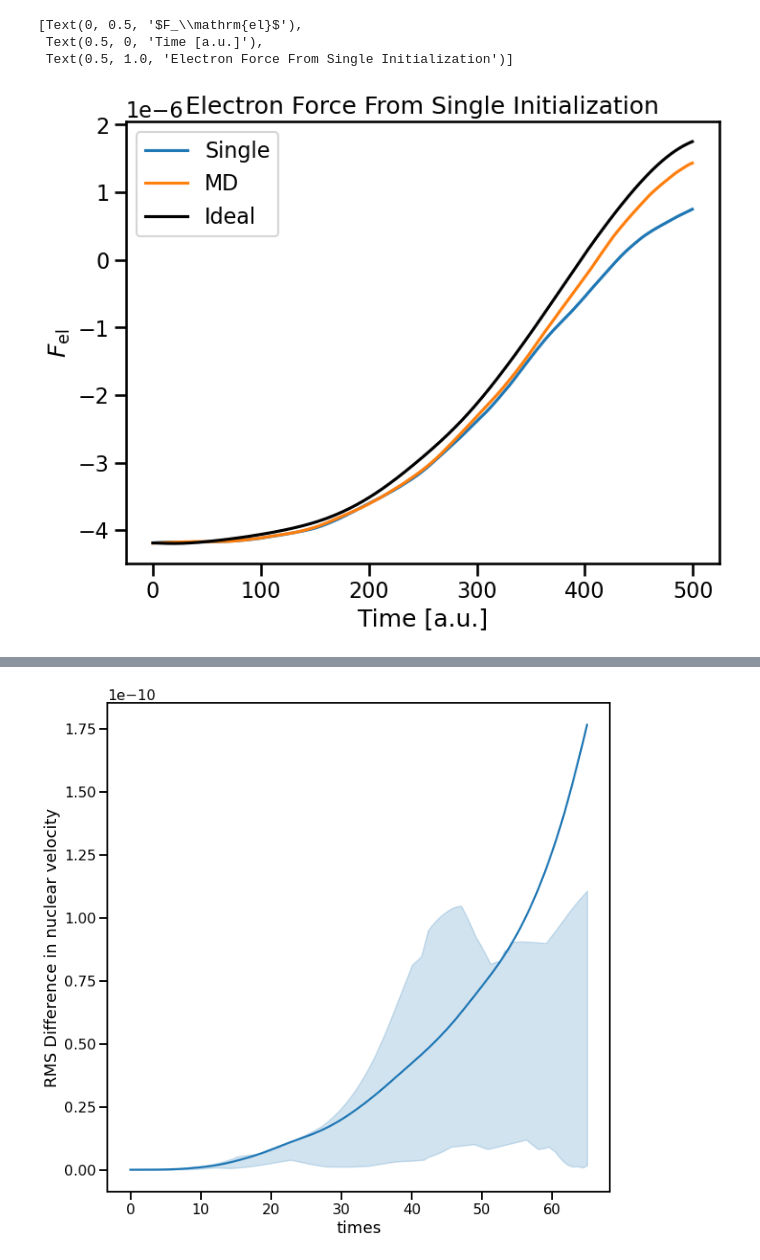
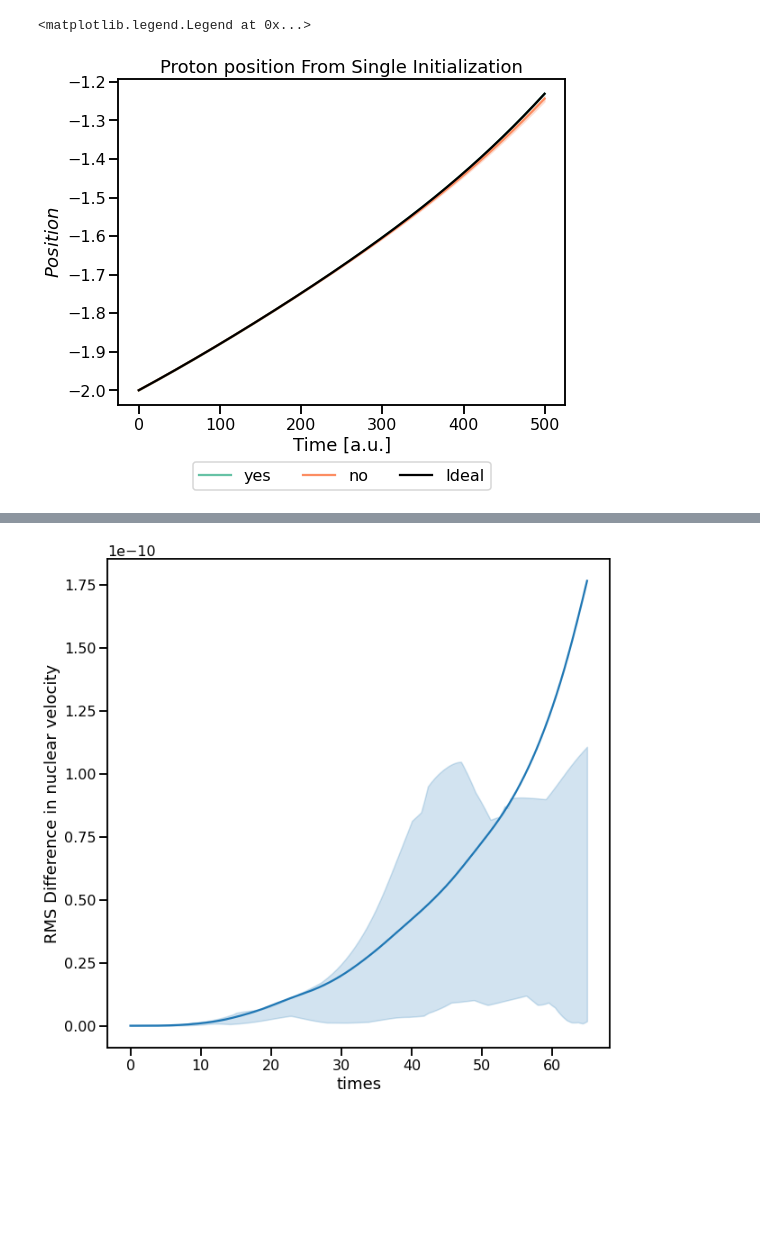
Before and after one commit to danielbultrini/TDVQP_SM, a Jupyter notebook: param_unparam.ipynb, the cells around one changed output, grey strips where cells are left out. Saved outputs shown, nothing was run; the diff lists cells and outputs as text; code cells hidden in the pictures; blank space fills up the shorter version.

```diff
--- a/param_unparam.ipynb
+++ b/param_unparam.ipynb
@@ -49,5 +42,22 @@ sns.set_context(
 backend = Aer.get_backend("statevector_simulator")
 name1, name2 = 'Single', 'MD'
 
-df1,df_coef1=read_files(100,1000,'results_helix/co_single/single_',ending='.json')
-df2,df_coef2=read_files(100,1000,'results_helix/co_md/MD_',ending='0.json')
+df1,df_coef1=read_files(100,1000,'results_helix/new/param/single_',ending='.json')
+df2,df_coef2=read_files(100,1000,'results_helix/new/shot_100/single_',ending='.json')
+df3,df_coef3=read_files(100,1000,'results_helix/new/shot_1000/single_',ending='.json')
+df4,df_coef4=read_files(100,1000,'results_helix/new/shot_10000/single_',ending='.json')
+df5,df_coef5=read_files(100,400,'results_helix/new/shot_100000/single_',ending='.jsonchk')
+
+
+udf1,udf_coef1=read_files(100,1000,'results_helix/new/unparam/single_',ending='.json')
+udf2,udf_coef2=read_files(100,1000,'results_helix/new/unparam_shot_100/single_',ending='.json')
+udf3,udf_coef3=read_files(100,1000,'results_helix/new/unparam_shot_1000/single_',ending='.json')
+udf4,udf_coef4=read_files(100,1000,'results_helix/new/unparam_shot_10000/single_',ending='.json')
+udf5,udf_coef5=read_files(100,400,'results_helix/new/unparam_shot_100000/single_',ending='.jsonchk')
+
+
+mdf1,mdf_coef1=read_files(100,1000,'results_helix/new/md/md_',ending='.json')
+mdf2,mdf_coef2=read_files(100,1000,'results_helix/new/md100/md_',ending='.json')
+mdf3,mdf_coef3=read_files(100,1000,'results_helix/new/md1000/md_',ending='.json')
+mdf4,mdf_coef4=read_files(100,1000,'results_helix/new/md10000/md_',ending='.json')
+mdf5,mdf_coef5=read_files(100,400,'results_helix/new/md100000/md_',ending='.jsonchk')
@@ -116,3 +265,0 @@ plt.savefig("plots/timestep_comparison_energy.pdf")
-# %%
-df1['times_scaled'] = df1['times']*2
-df2['times_scaled'] = df2['times']*20
@@ -136,19 +266,13 @@ plt.savefig('plots/fidelityVStimesteps.pdf')
 # %%
 fig, ax = plt.subplots(figsize=((8, 6)))
-# sns.lineplot(data=sdf, x="times", y="QC_forces_el", ax=ax, units="sample", estimator=None, alpha=0.05,label=None)
-# plt.legend('')
-sns.lineplot(data=df2, x="times", y="QC_forces_el", ci=None, ax=ax, palette="Set2",label=f'Single')
-sns.lineplot(data=df1, x="times", y="QC_forces_el", ci=None, ax=ax, palette="Set2",label=f'MD')
-sns.lineplot(data=df1, x="times", y="ideal_forces_el", ci=None, ax=ax,color='black', label='Ideal')
-# handles, labels = ax.get_legend_handles_labels()
-# l = plt.legend([handles[i] for i in [0,1,3]], [labels[i] for i in [0,1,3]])
-ax.set(ylabel='$F_\mathrm{el}$',xlabel= r'Time [a.u.]',title='Electron Force From Single Initialization')
-# plt.savefig("custom_plots/S_force_long.pdf")
+sns.lineplot(data=dfs.query('shots==0'), x="times", y="QC_positions", ci='sd', ax=ax, palette="Set2",hue="parameterized")
+sns.lineplot(data=df1, x="times", y="exact_positions", ci=None, ax=ax,color='black', label='Ideal')
+ax.set(ylabel='$Position$',xlabel= r'Time [a.u.]',title='Proton position From Single Initialization')
+handles, labels = plt.gca().get_legend_handles_labels()
+plt.legend(handles=handles, labels=labels, ncol=3,bbox_to_anchor=(0.5, -0.15), loc='upper center')
 # %% [output]
-[Text(0, 0.5, '$F_\\mathrm{el}$'),
- Text(0.5, 0, 'Time [a.u.]'),
- Text(0.5, 1.0, 'Electron Force From Single Initialization')]
+<matplotlib.legend.Legend at 0x...>
-[figure, old version]
+[figure, new version]
 # %%
 
 fig, ax = plt.subplots(figsize=((8, 6)))
```
Also changed, not shown: parts of 15 cells of this notebook.
